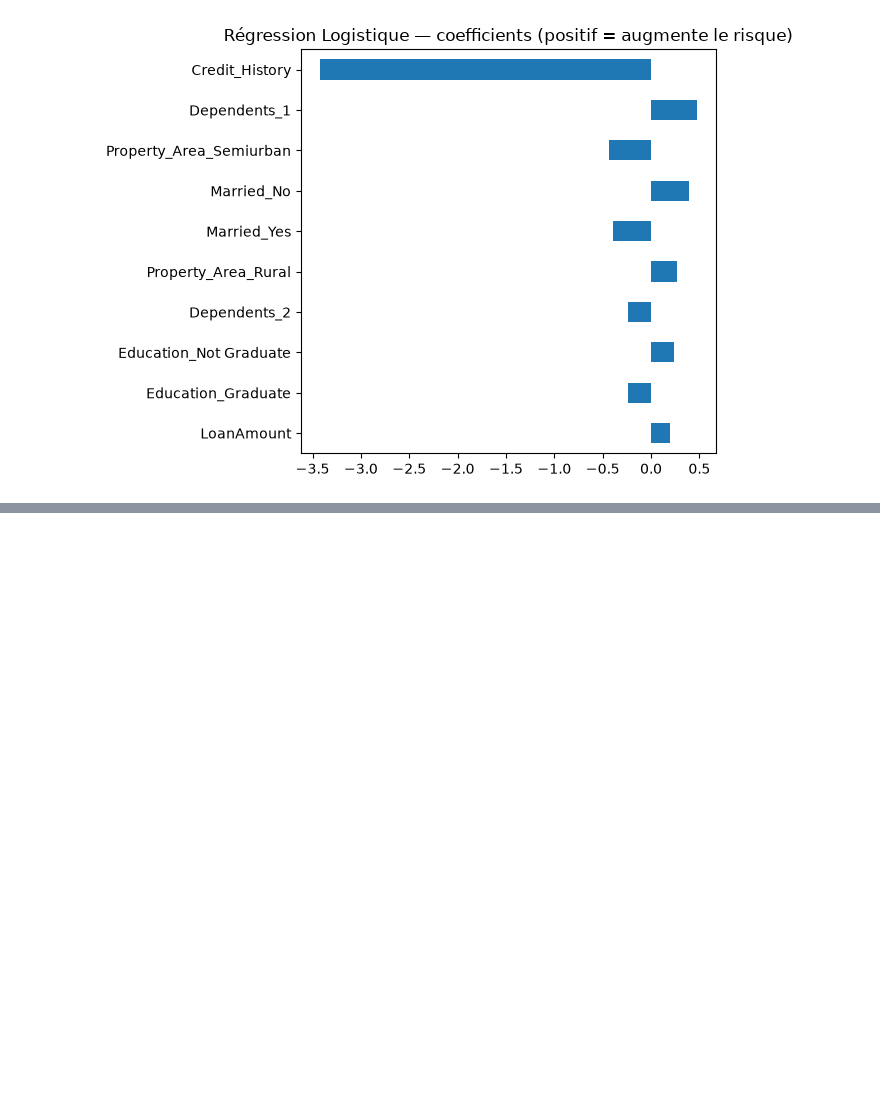
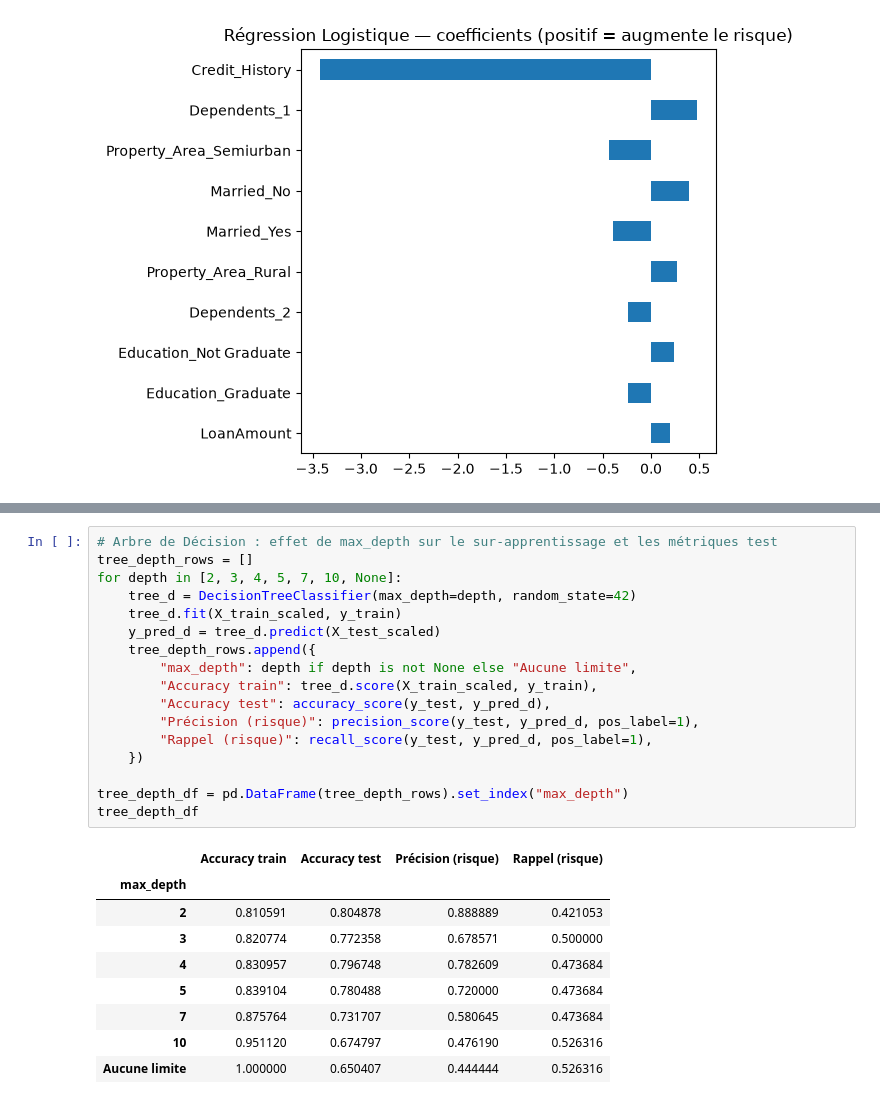
Before and after one commit to loicbonicontact-gif/Machine-Learning-Mise-en-pratique, a Jupyter notebook: notebooks/nb_03_Modélisation_CrediTrust_Scoring.ipynb, the cells around one changed output, grey strips where cells are left out. Cells and saved outputs as stored; diff of their text form; blank space fills up the shorter version.

```diff
--- a/notebooks/nb_03_Modélisation_CrediTrust_Scoring.ipynb
+++ b/notebooks/nb_03_Modélisation_CrediTrust_Scoring.ipynb
@@ -681,0 +670,27 @@ for name in top3_names:
+# %%
+# Arbre de Décision : effet de max_depth sur le sur-apprentissage et les métriques test
+tree_depth_rows = []
+for depth in [2, 3, 4, 5, 7, 10, None]:
+    tree_d = DecisionTreeClassifier(max_depth=depth, random_state=42)
+    tree_d.fit(X_train_scaled, y_train)
+    y_pred_d = tree_d.predict(X_test_scaled)
+    tree_depth_rows.append({
+        "max_depth": depth if depth is not None else "Aucune limite",
+        "Accuracy train": tree_d.score(X_train_scaled, y_train),
+        "Accuracy test": accuracy_score(y_test, y_pred_d),
+        "Précision (risque)": precision_score(y_test, y_pred_d, pos_label=1),
+        "Rappel (risque)": recall_score(y_test, y_pred_d, pos_label=1),
+    })
+
+tree_depth_df = pd.DataFrame(tree_depth_rows).set_index("max_depth")
+tree_depth_df
+# %% [output]
+|  | Accuracy train | Accuracy test | Précision (risque) | Rappel (risque) |
+| max_depth |  |  |  |  |
+| 2 | 0.810591 | 0.804878 | 0.888889 | 0.421053 |
+| 3 | 0.820774 | 0.772358 | 0.678571 | 0.500000 |
+| 4 | 0.830957 | 0.796748 | 0.782609 | 0.473684 |
+| 5 | 0.839104 | 0.780488 | 0.720000 | 0.473684 |
+| 7 | 0.875764 | 0.731707 | 0.580645 | 0.473684 |
+| 10 | 0.951120 | 0.674797 | 0.476190 | 0.526316 |
+| Aucune limite | 1.000000 | 0.650407 | 0.444444 | 0.526316 |
```
Also changed, not shown: parts of 11 cells of this notebook, 6 other files.
